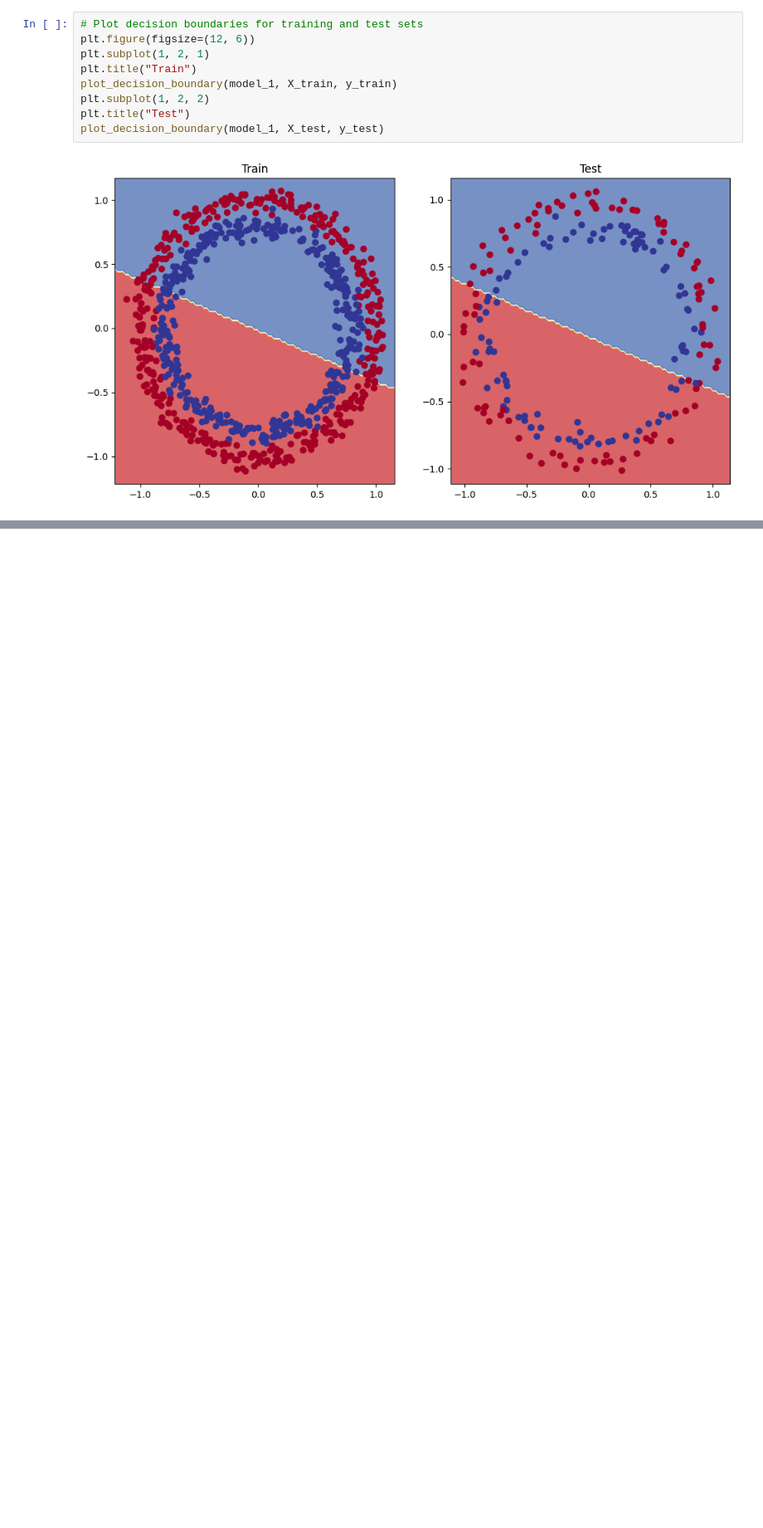
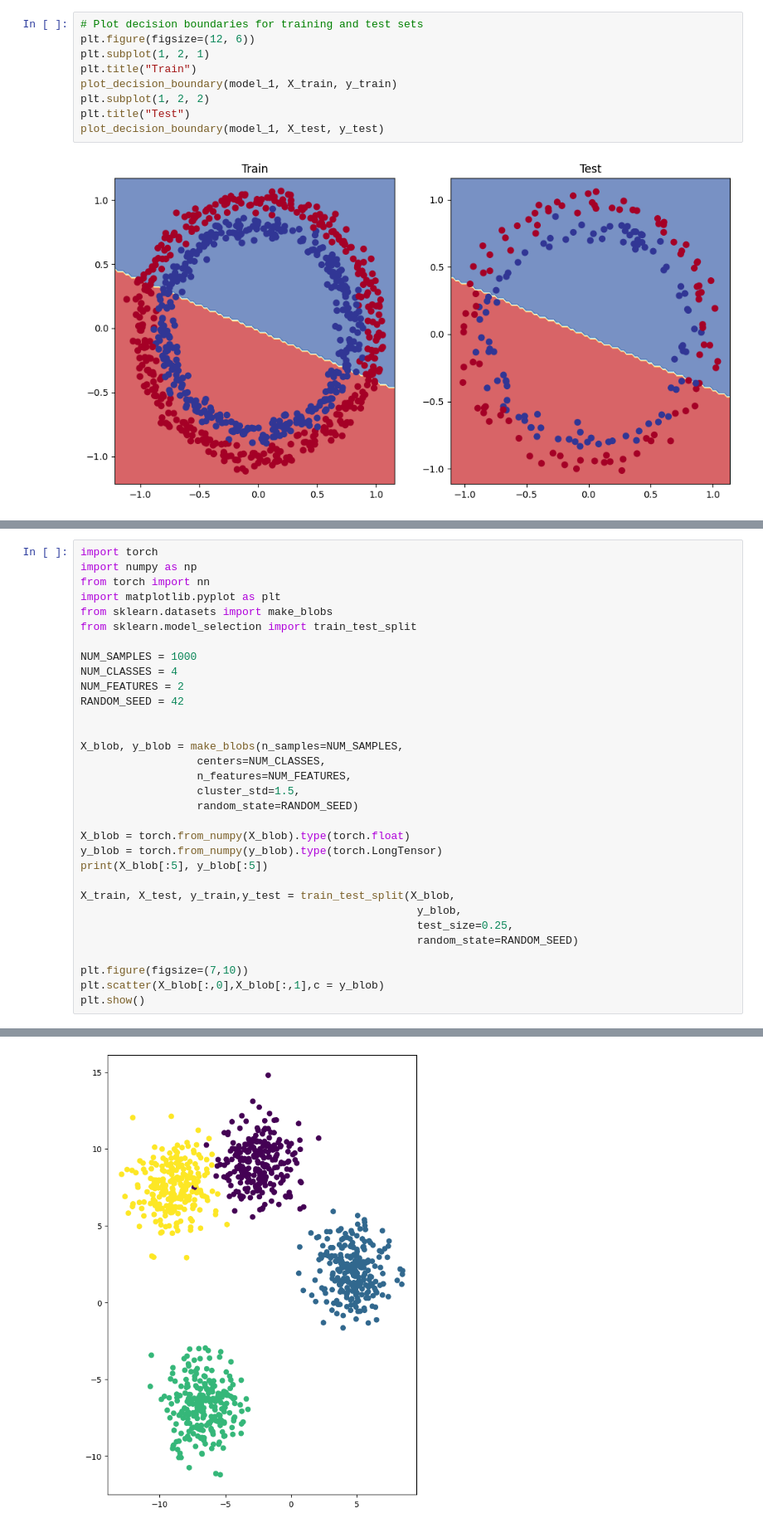
Before and after one commit to Naveensadanandan/Pytorch, a Jupyter notebook: 02_Neural_network_Classification.ipynb, the cells around one changed output, grey strips where cells are left out. Shown at 83% size. Drawn from its saved outputs; the diff is of its cells as text; blank space fills up the shorter version.

```diff
--- a/02_Neural_network_Classification.ipynb
+++ b/02_Neural_network_Classification.ipynb
@@ -330,0 +322,33 @@ plot_decision_boundary(model_2, X_test, y_test)
+# %%
+import torch
+import numpy as np
+from torch import nn
+import matplotlib.pyplot as plt
+from sklearn.datasets import make_blobs
+from sklearn.model_selection import train_test_split
+
+NUM_SAMPLES = 1000
+NUM_CLASSES = 4
+NUM_FEATURES = 2
+RANDOM_SEED = 42
+
+
+X_blob, y_blob = make_blobs(n_samples=NUM_SAMPLES,
+                  centers=NUM_CLASSES,
+                  n_features=NUM_FEATURES,
+                  cluster_std=1.5,
+                  random_state=RANDOM_SEED)
+
+X_blob = torch.from_numpy(X_blob).type(torch.float)
+y_blob = torch.from_numpy(y_blob).type(torch.LongTensor)
+print(X_blob[:5], y_blob[:5])
+
+X_train, X_test, y_train,y_test = train_test_split(X_blob,
+                                                    y_blob,
+                                                    test_size=0.25,
+                                                    random_state=RANDOM_SEED)
+
+plt.figure(figsize=(7,10))
+plt.scatter(X_blob[:,0],X_blob[:,1],c = y_blob)
+plt.show()
+# %% [output]
@@ -330,0 +360 @@ plot_decision_boundary(model_2, X_test, y_test)
+[figure, added]
```
Also changed, not shown: parts of 29 cells of this notebook.
